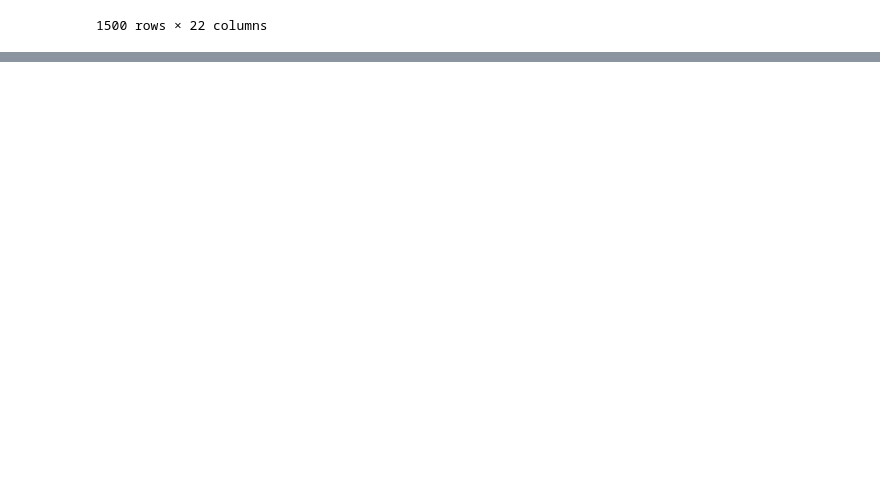
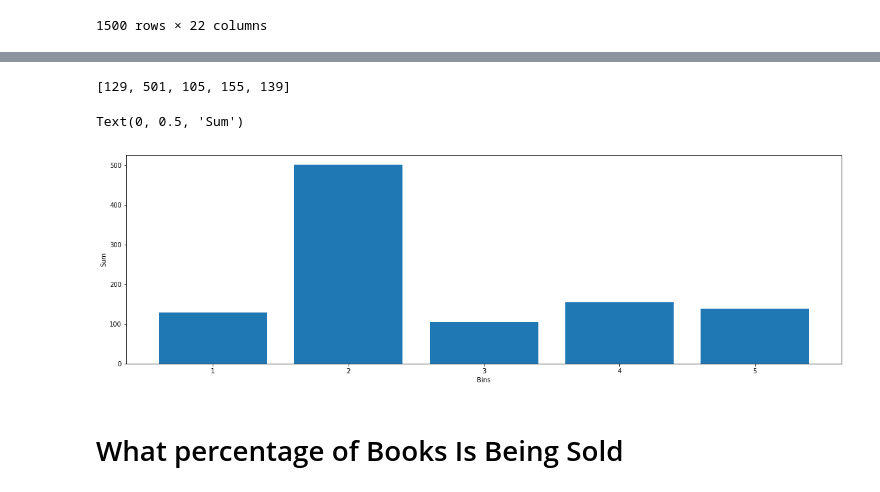
Before and after one commit to hongson6/Analysis-on-Best-Selling-Books-in-India, a Jupyter notebook: Final Project.ipynb, the cells around one changed output, grey strips where cells are left out. Cells and saved outputs as stored; diff of their text form; code cells hidden in the pictures; blank space fills up the shorter version.

```diff
--- a/Final Project.ipynb
+++ b/Final Project.ipynb
@@ -468,0 +495,2 @@ new_books.name.value_counts()[0:10].sort_index().plot.pie(figsize=(15,5))
+# %%
+authors_df['avg_prices'] = prices
@@ -468,0 +509,42 @@ new_books.name.value_counts()[0:10].sort_index().plot.pie(figsize=(15,5))
+# %%
+price_bins = []
+
+for price in authors_df['avg_prices']:
+    if(price <= 200):
+        price_bins.append(1)
+    if(price > 200 and price <= 400):
+        price_bins.append(2)
+    if(price > 400 and price <= 600):
+        price_bins.append(3)
+    if(price > 600 and price <= 800):
+        price_bins.append(4)
+    if(price > 800):
+        price_bins.append(5)
+
+authors_df['bins'] = price_bins
+# %%
+price_counts = []
+
+price_counts.append(authors_df[authors_df['bins'] == 1].Author.sum())
+price_counts.append(authors_df[authors_df['bins'] == 2].Author.sum())
+price_counts.append(authors_df[authors_df['bins'] == 3].Author.sum())
+price_counts.append(authors_df[authors_df['bins'] == 4].Author.sum())
+price_counts.append(authors_df[authors_df['bins'] == 5].Author.sum())
+# %%
+price_counts
+# %% [output]
+[129, 501, 105, 155, 139]
+# %%
+bins = list(set(price_bins))
+# %%
+import matplotlib.pyplot as plt
+plt.rc('figure', figsize=(20, 6))
+
+plt.bar(bins, price_counts)
+plt.xlabel ('Bins')
+plt.ylabel ('Sum')
+# %% [output]
+Text(0, 0.5, 'Sum')
+[figure, added]
+# %% [markdown]
+# What percentage of Books Is Being Sold
```
Also changed, not shown: parts of 23 cells of this notebook.
